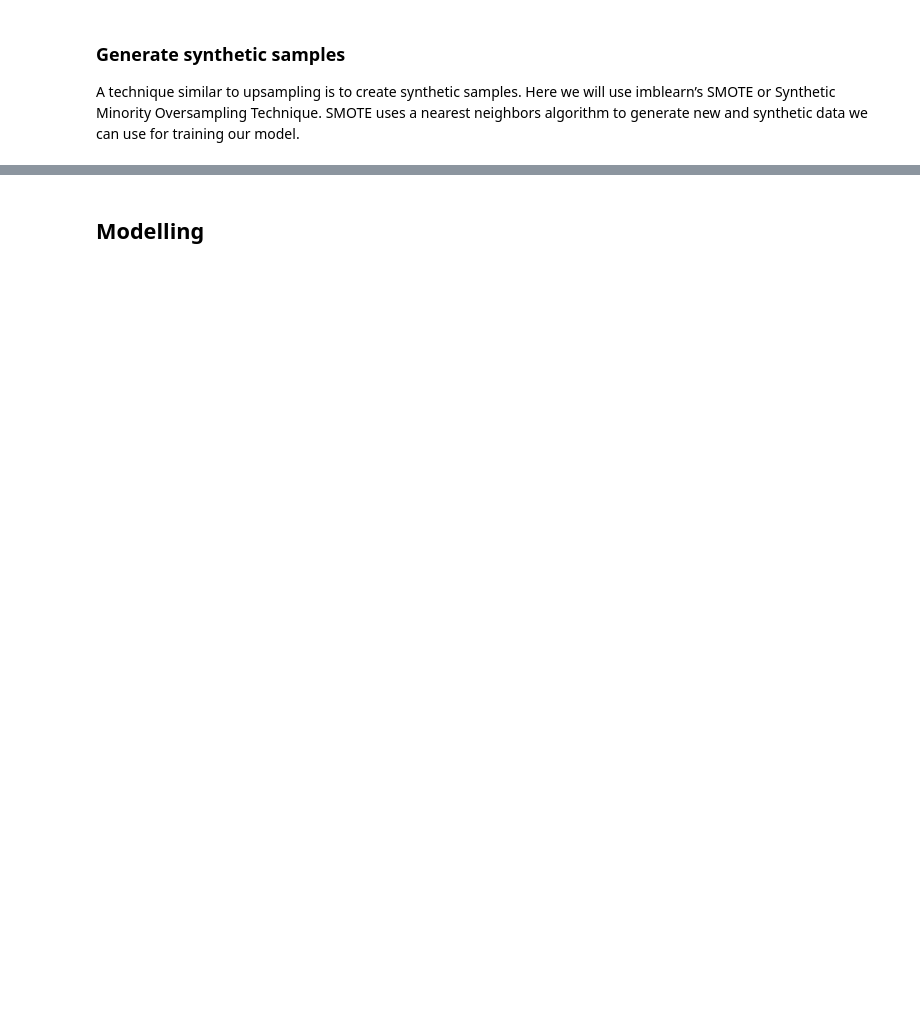
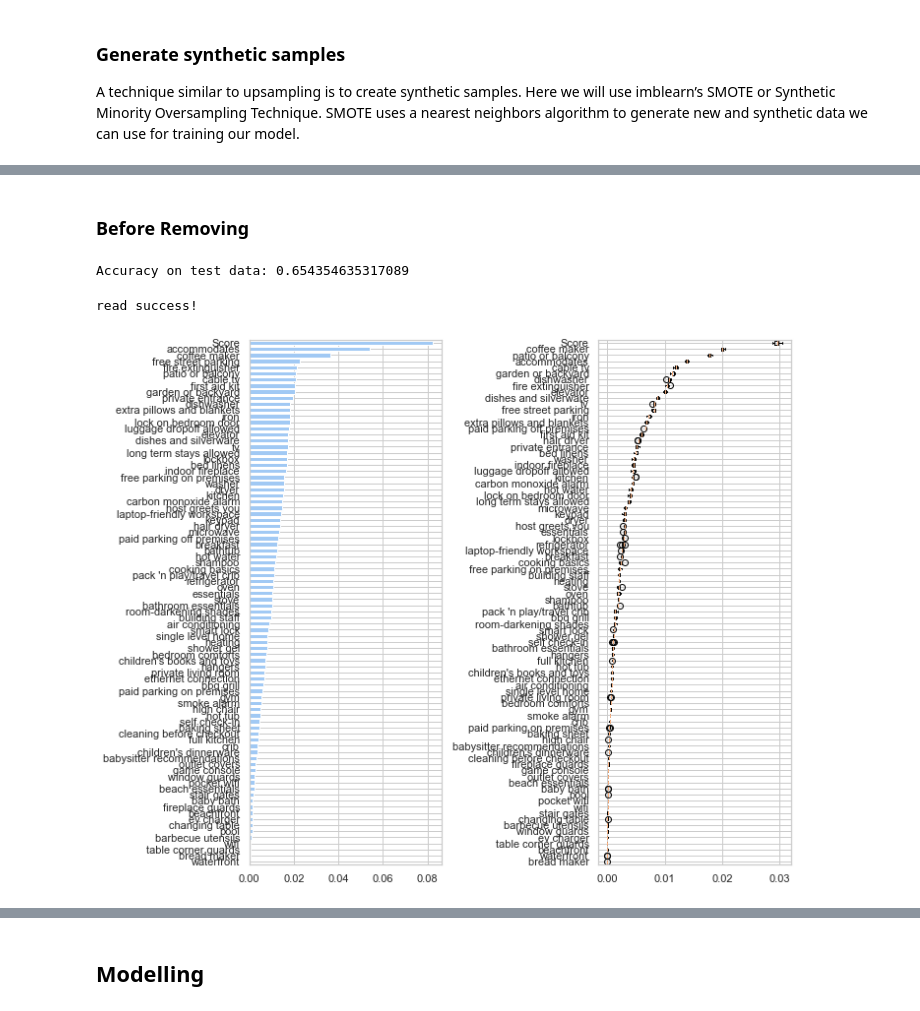
Before and after one commit to LingxingG/Data-Mining-Project, a Jupyter notebook: pre_processing/SafeIndex/Merging safe index to data.ipynb, the cells around one changed output, grey strips where cells are left out. Drawn from its saved outputs; the diff is of its cells as text; code cells hidden in the pictures; blank space fills up the shorter version.

```diff
--- a/pre_processing/SafeIndex/Merging safe index to data.ipynb
+++ b/pre_processing/SafeIndex/Merging safe index to data.ipynb
@@ -464,0 +474,3 @@ recall_score(y_test, smote_pred)
+# %%
+y_final = y_train_oversample.append(y_test)
+y_final
@@ -464,0 +490,48 @@ recall_score(y_test, smote_pred)
+# %% [markdown]
+### Before Removing
+# %%
+feature_selection_df = {'Result':['Accuracy', 'Number of Features']}
+clf = RandomForestClassifier(n_estimators=100, random_state=42)
+clf.fit(X_train_oversample , y_train_oversample)
+print("Accuracy on test data: {}".format(clf.score(X_test, y_test)))
+
+feature_selection_df['before feature extraction'] = [clf.score(X_test, y_test), len(X_train_oversample.columns)]
+# %% [output]
+Accuracy on test data: 0.654354635317089
+# %%
+labelling = X_final.columns
+labelling = labelling.to_numpy()
+# %%
+Filepath = "permutation_importance.pickle"
+if os.path.exists(Filepath):
+    with open(Filepath, 'rb') as f:
+        result = pickle.load(f)
+        print("read success!")
+else:
+    result = permutation_importance(clf,
+                                    X_train_oversample,
+                                    y_train_oversample,
+                                    n_repeats=10,
+                                    random_state=42)
+    with open(Filepath, 'wb') as f:
+        pickle.dump(result, f, pickle.HIGHEST_PROTOCOL)
+# %% [output]
+read success!
+# %%
+perm_sorted_idx = result.importances_mean.argsort()
+
+tree_importance_sorted_idx = np.argsort(clf.feature_importances_)
+tree_indices = np.arange(0, len(clf.feature_importances_)) + 0.5
+
+fig, (ax1, ax2) = plt.subplots(1, 2, figsize=(10, 8))
+ax1.barh(tree_indices,
+         clf.feature_importances_[tree_importance_sorted_idx], height=0.7)
+ax1.set_yticklabels(labelling[tree_importance_sorted_idx])
+ax1.set_yticks(tree_indices)
+ax1.set_ylim((0, len(clf.feature_importances_)))
+ax2.boxplot(result.importances[perm_sorted_idx].T, vert=False,
+            labels=labelling[perm_sorted_idx])
+fig.tight_layout()
+plt.show()
+# %% [output]
+[figure, added]
```
Also changed, not shown: parts of 51 cells of this notebook, 5 other files.
